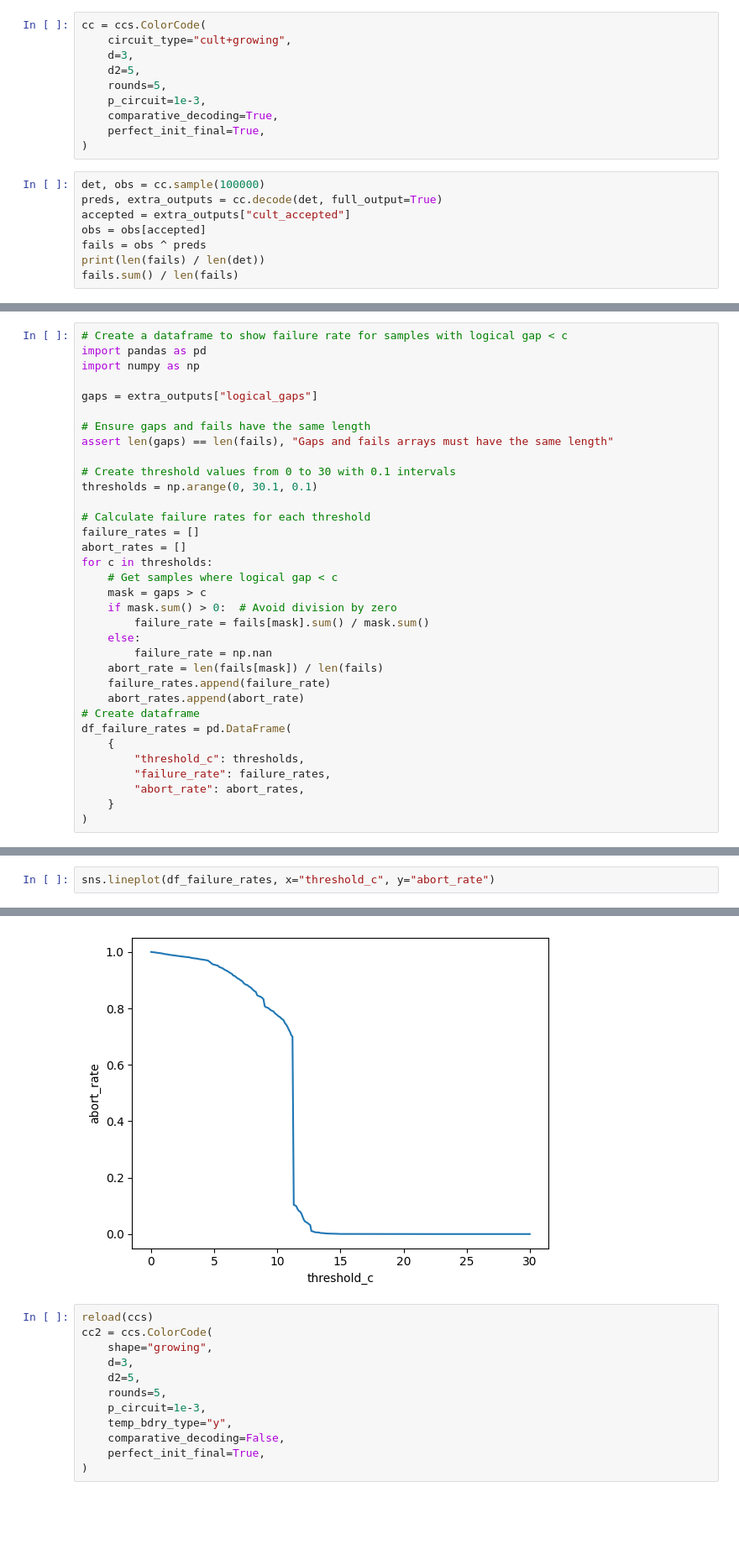
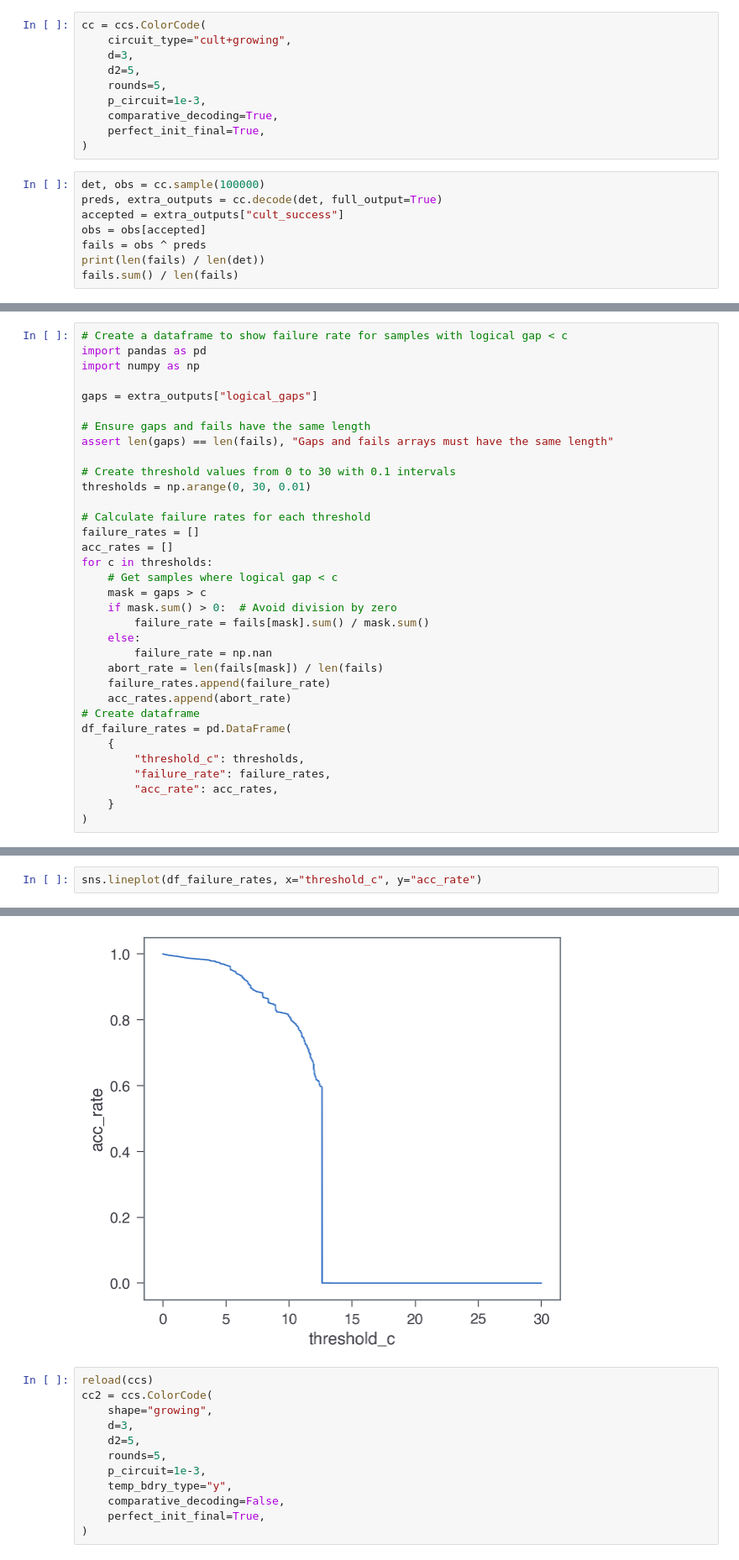
Before and after one commit to seokhyung-lee/color-code-stim, a Jupyter notebook: notebooks/cult_growing.ipynb, the cells around one changed output, grey strips where cells are left out. Shown at 84% size. Saved outputs shown, nothing was run; the diff lists cells and outputs as text; blank space fills up the shorter version.

Commit message:
Fix a bug on cult+growing with comparative decoding

```diff
--- a/notebooks/cult_growing.ipynb
+++ b/notebooks/cult_growing.ipynb
@@ -77,7 +73,7 @@ cc = ccs.ColorCode(
 # %%
 det, obs = cc.sample(100000)
 preds, extra_outputs = cc.decode(det, full_output=True)
-accepted = extra_outputs["cult_accepted"]
+accepted = extra_outputs["cult_success"]
 obs = obs[accepted]
 fails = obs ^ preds
 print(len(fails) / len(det))
@@ -96,11 +92,11 @@ gaps = extra_outputs["logical_gaps"]
 assert len(gaps) == len(fails), "Gaps and fails arrays must have the same length"
 
 # Create threshold values from 0 to 30 with 0.1 intervals
-thresholds = np.arange(0, 30.1, 0.1)
+thresholds = np.arange(0, 30, 0.01)
 
 # Calculate failure rates for each threshold
 failure_rates = []
-abort_rates = []
+acc_rates = []
 for c in thresholds:
     # Get samples where logical gap < c
     mask = gaps > c
@@ -110,13 +106,13 @@ for c in thresholds:
         failure_rate = np.nan
     abort_rate = len(fails[mask]) / len(fails)
     failure_rates.append(failure_rate)
-    abort_rates.append(abort_rate)
+    acc_rates.append(abort_rate)
 # Create dataframe
 df_failure_rates = pd.DataFrame(
     {
         "threshold_c": thresholds,
         "failure_rate": failure_rates,
-        "abort_rate": abort_rates,
+        "acc_rate": acc_rates,
     }
 )
 # %%
@@ -130,3 +126,3 @@ plt.yscale("log")
 # %%
-sns.lineplot(df_failure_rates, x="threshold_c", y="abort_rate")
+sns.lineplot(df_failure_rates, x="threshold_c", y="acc_rate")
 # %% [output]
@@ -134,4 +130,4 @@ sns.lineplot(df_failure_rates, x="threshold_c", y="abort_rate")
-[figure, old version]
+[figure, new version]
 # %%
 reload(ccs)
 cc2 = ccs.ColorCode(
```
Also changed, not shown: parts of 5 cells of this notebook, 3 other files.
